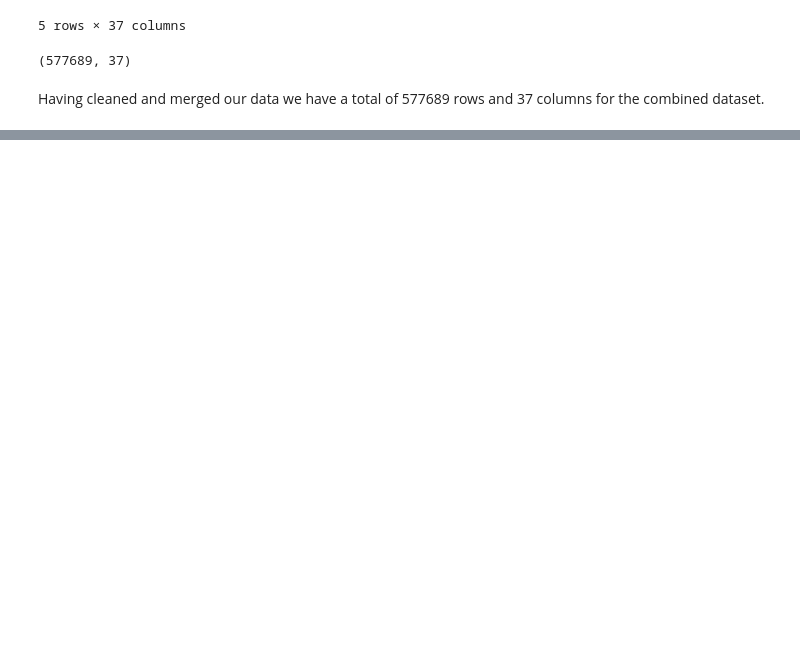
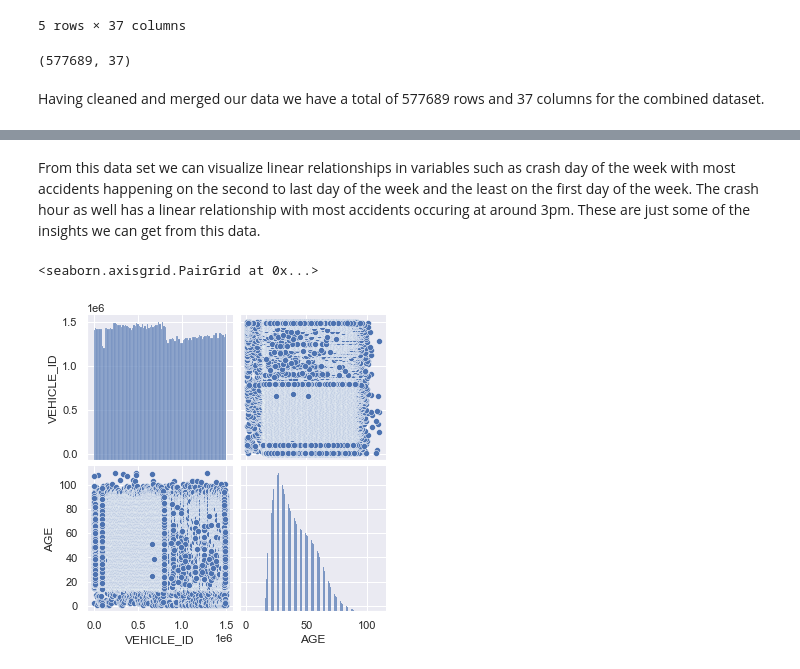
Before and after one commit to JIMWAMAE/Chicago_car_crashes_project, a Jupyter notebook: index.ipynb, the cells around one changed output, grey strips where cells are left out. Drawn from its saved outputs; the diff is of its cells as text; code cells hidden in the pictures; blank space fills up the shorter version.

```diff
--- a/index.ipynb
+++ b/index.ipynb
@@ -440,0 +761,7 @@ Having cleaned and merged our data we have a total of 577689 rows and 37 columns
+# %% [markdown]
+From this data set we can visualize linear relationships in variables such as crash day of the week with most accidents happening on the second to last day of the week and the least on the first day of the week. The crash hour as well has a linear relationship with most accidents occuring at around 3pm. These are just some of the insights we can get from this data.
+# %%
+sns.pairplot(df_People_clean)
+# %% [output]
+<seaborn.axisgrid.PairGrid at 0x...>
+[figure, added]
```
Also changed, not shown: parts of 142 cells of this notebook, 1 other file.
